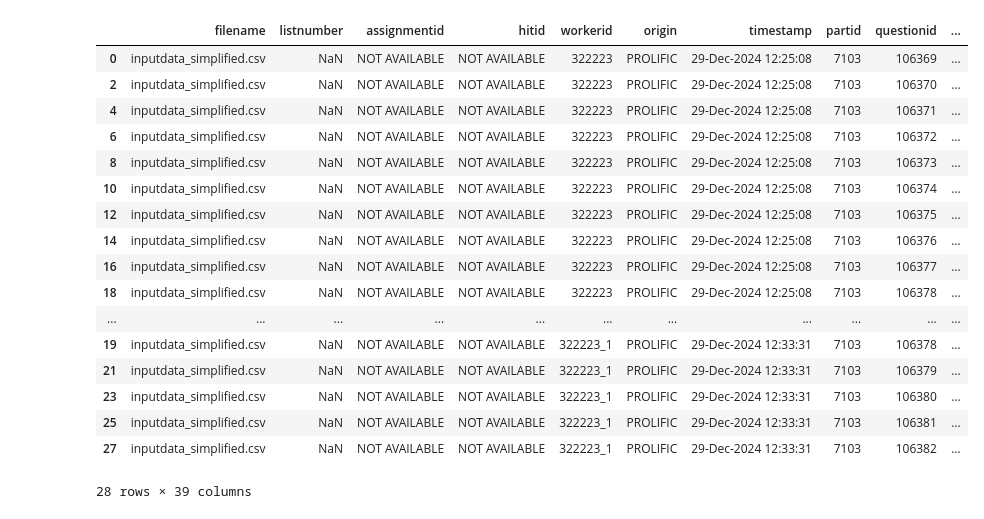
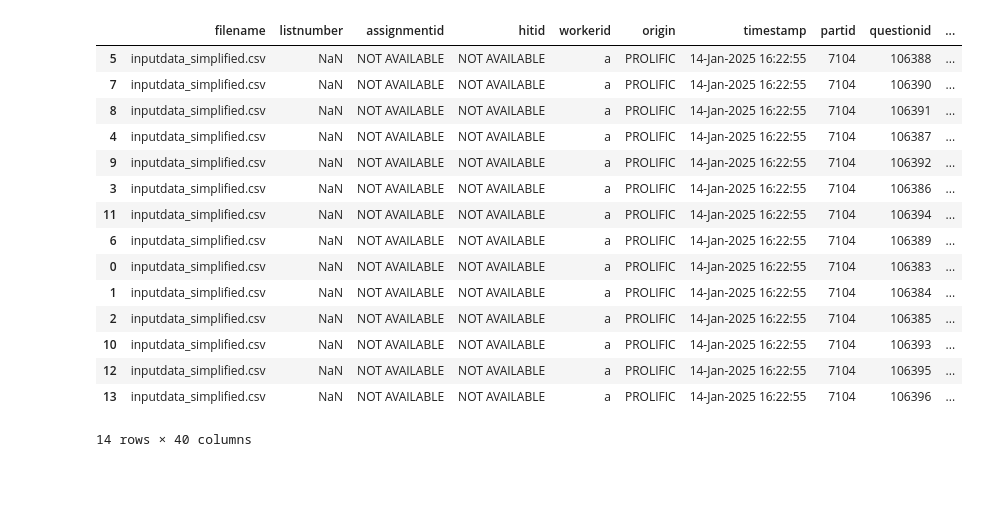
Before and after one commit to GAtemROU/Thesis-Project, a Jupyter notebook: analysis/heatmap_gen.ipynb, the cells around one changed output. Cells and saved outputs as stored; diff of their text form; code cells hidden in the pictures; blank space fills up the shorter version.

```diff
--- a/analysis/heatmap_gen.ipynb
+++ b/analysis/heatmap_gen.ipynb
@@ -9,39 +9,39 @@ import seaborn as sns
 
 pp = pprint.PrettyPrinter(indent=4)
 # %%
-df = pd.read_csv('experiment_results.csv')
+df = pd.read_csv('data/experiment_results_server_test.csv')
 
 def parse(data):
     while data[0] != '{':
         data = data[1:]
     while data[-1] != '}':
         data = data[:-1]
     data = data.replace('\\', '')
     json_data = json.loads(data)
     return json_data
 
 
 df = pd.concat([df, pd.json_normalize(df.apply(lambda x: parse(x['answer']), axis=1), max_level=0)], axis=1)
+# blacklist = ['a']
+# df = df[~df['workerid'].isin(blacklist)]
 df.gaze = df.gaze.apply(lambda x: {key:val for key, val in json.loads(base64.b64decode(x)).items() if int(key) > 0})
-df.sort_values(by=['workerid', 'timestamp'], inplace=True)
+df.sort_values(by=['workerid', 'userTrialId', 'timestamp'], inplace=True)
 df
 # %% [output]
 |  | filename | listnumber | assignmentid | hitid | workerid | origin | timestamp | partid | questionid | ... |
-| 0 | inputdata_simplified.csv | NaN | NOT AVAILABLE | NOT AVAILABLE | 322223 | PROLIFIC | 29-Dec-2024 12:25:08 | 7103 | 106369 | ... |
-| 2 | inputdata_simplified.csv | NaN | NOT AVAILABLE | NOT AVAILABLE | 322223 | PROLIFIC | 29-Dec-2024 12:25:08 | 7103 | 106370 | ... |
-| 4 | inputdata_simplified.csv | NaN | NOT AVAILABLE | NOT AVAILABLE | 322223 | PROLIFIC | 29-Dec-2024 12:25:08 | 7103 | 106371 | ... |
-| 6 | inputdata_simplified.csv | NaN | NOT AVAILABLE | NOT AVAILABLE | 322223 | PROLIFIC | 29-Dec-2024 12:25:08 | 7103 | 106372 | ... |
-| 8 | inputdata_simplified.csv | NaN | NOT AVAILABLE | NOT AVAILABLE | 322223 | PROLIFIC | 29-Dec-2024 12:25:08 | 7103 | 106373 | ... |
-| 10 | inputdata_simplified.csv | NaN | NOT AVAILABLE | NOT AVAILABLE | 322223 | PROLIFIC | 29-Dec-2024 12:25:08 | 7103 | 106374 | ... |
-| 12 | inputdata_simplified.csv | NaN | NOT AVAILABLE | NOT AVAILABLE | 322223 | PROLIFIC | 29-Dec-2024 12:25:08 | 7103 | 106375 | ... |
-| 14 | inputdata_simplified.csv | NaN | NOT AVAILABLE | NOT AVAILABLE | 322223 | PROLIFIC | 29-Dec-2024 12:25:08 | 7103 | 106376 | ... |
-| 16 | inputdata_simplified.csv | NaN | NOT AVAILABLE | NOT AVAILABLE | 322223 | PROLIFIC | 29-Dec-2024 12:25:08 | 7103 | 106377 | ... |
-| 18 | inputdata_simplified.csv | NaN | NOT AVAILABLE | NOT AVAILABLE | 322223 | PROLIFIC | 29-Dec-2024 12:25:08 | 7103 | 106378 | ... |
-| ... | ... | ... | ... | ... | ... | ... | ... | ... | ... | ... |
-| 19 | inputdata_simplified.csv | NaN | NOT AVAILABLE | NOT AVAILABLE | 322223_1 | PROLIFIC | 29-Dec-2024 12:33:31 | 7103 | 106378 | ... |
-| 21 | inputdata_simplified.csv | NaN | NOT AVAILABLE | NOT AVAILABLE | 322223_1 | PROLIFIC | 29-Dec-2024 12:33:31 | 7103 | 106379 | ... |
-| 23 | inputdata_simplified.csv | NaN | NOT AVAILABLE | NOT AVAILABLE | 322223_1 | PROLIFIC | 29-Dec-2024 12:33:31 | 7103 | 106380 | ... |
-| 25 | inputdata_simplified.csv | NaN | NOT AVAILABLE | NOT AVAILABLE | 322223_1 | PROLIFIC | 29-Dec-2024 12:33:31 | 7103 | 106381 | ... |
-| 27 | inputdata_simplified.csv | NaN | NOT AVAILABLE | NOT AVAILABLE | 322223_1 | PROLIFIC | 29-Dec-2024 12:33:31 | 7103 | 106382 | ... |
+| 5 | inputdata_simplified.csv | NaN | NOT AVAILABLE | NOT AVAILABLE | a | PROLIFIC | 14-Jan-2025 16:22:55 | 7104 | 106388 | ... |
+| 7 | inputdata_simplified.csv | NaN | NOT AVAILABLE | NOT AVAILABLE | a | PROLIFIC | 14-Jan-2025 16:22:55 | 7104 | 106390 | ... |
+| 8 | inputdata_simplified.csv | NaN | NOT AVAILABLE | NOT AVAILABLE | a | PROLIFIC | 14-Jan-2025 16:22:55 | 7104 | 106391 | ... |
+| 4 | inputdata_simplified.csv | NaN | NOT AVAILABLE | NOT AVAILABLE | a | PROLIFIC | 14-Jan-2025 16:22:55 | 7104 | 106387 | ... |
+| 9 | inputdata_simplified.csv | NaN | NOT AVAILABLE | NOT AVAILABLE | a | PROLIFIC | 14-Jan-2025 16:22:55 | 7104 | 106392 | ... |
+| 3 | inputdata_simplified.csv | NaN | NOT AVAILABLE | NOT AVAILABLE | a | PROLIFIC | 14-Jan-2025 16:22:55 | 7104 | 106386 | ... |
+| 11 | inputdata_simplified.csv | NaN | NOT AVAILABLE | NOT AVAILABLE | a | PROLIFIC | 14-Jan-2025 16:22:55 | 7104 | 106394 | ... |
+| 6 | inputdata_simplified.csv | NaN | NOT AVAILABLE | NOT AVAILABLE | a | PROLIFIC | 14-Jan-2025 16:22:55 | 7104 | 106389 | ... |
+| 0 | inputdata_simplified.csv | NaN | NOT AVAILABLE | NOT AVAILABLE | a | PROLIFIC | 14-Jan-2025 16:22:55 | 7104 | 106383 | ... |
+| 1 | inputdata_simplified.csv | NaN | NOT AVAILABLE | NOT AVAILABLE | a | PROLIFIC | 14-Jan-2025 16:22:55 | 7104 | 106384 | ... |
+| 2 | inputdata_simplified.csv | NaN | NOT AVAILABLE | NOT AVAILABLE | a | PROLIFIC | 14-Jan-2025 16:22:55 | 7104 | 106385 | ... |
+| 10 | inputdata_simplified.csv | NaN | NOT AVAILABLE | NOT AVAILABLE | a | PROLIFIC | 14-Jan-2025 16:22:55 | 7104 | 106393 | ... |
+| 12 | inputdata_simplified.csv | NaN | NOT AVAILABLE | NOT AVAILABLE | a | PROLIFIC | 14-Jan-2025 16:22:55 | 7104 | 106395 | ... |
+| 13 | inputdata_simplified.csv | NaN | NOT AVAILABLE | NOT AVAILABLE | a | PROLIFIC | 14-Jan-2025 16:22:55 | 7104 | 106396 | ... |
-28 rows × 39 columns
+14 rows × 40 columns
 # %%
```
Also changed, not shown: parts of 1 cell of this notebook, 10 other files.
